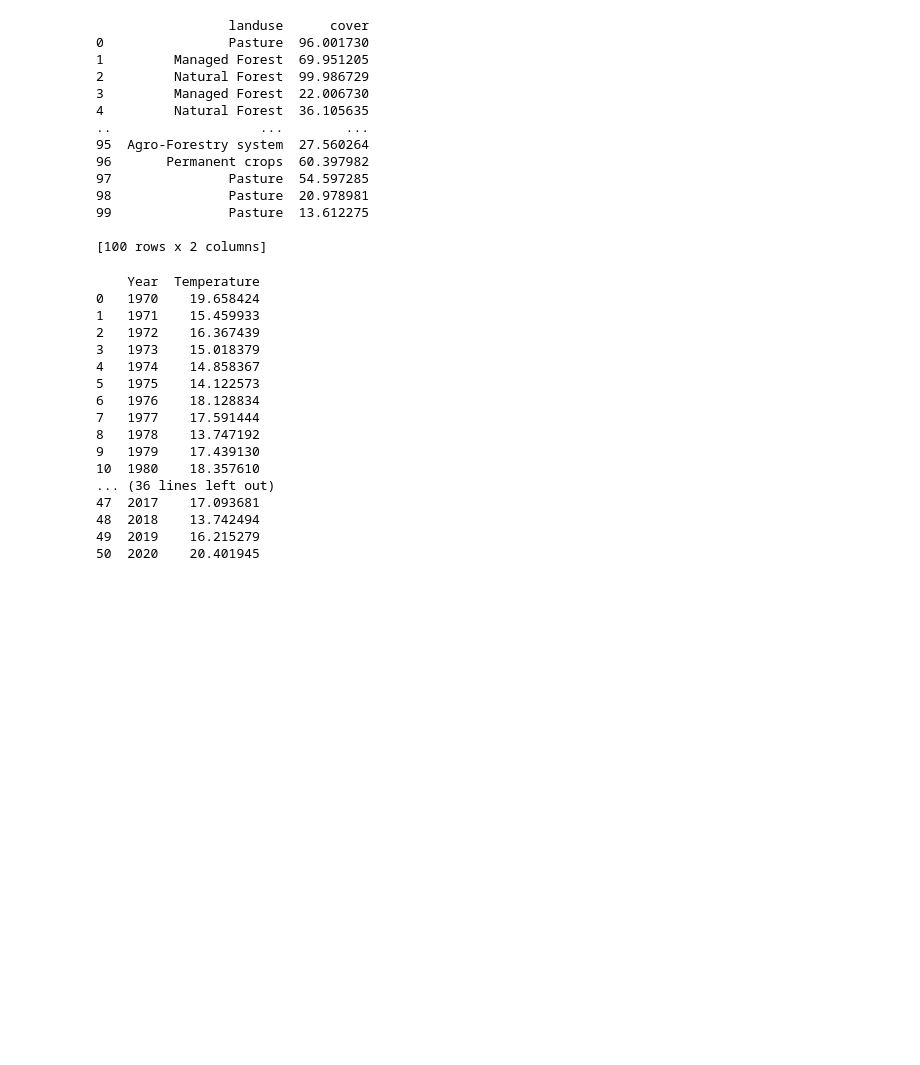
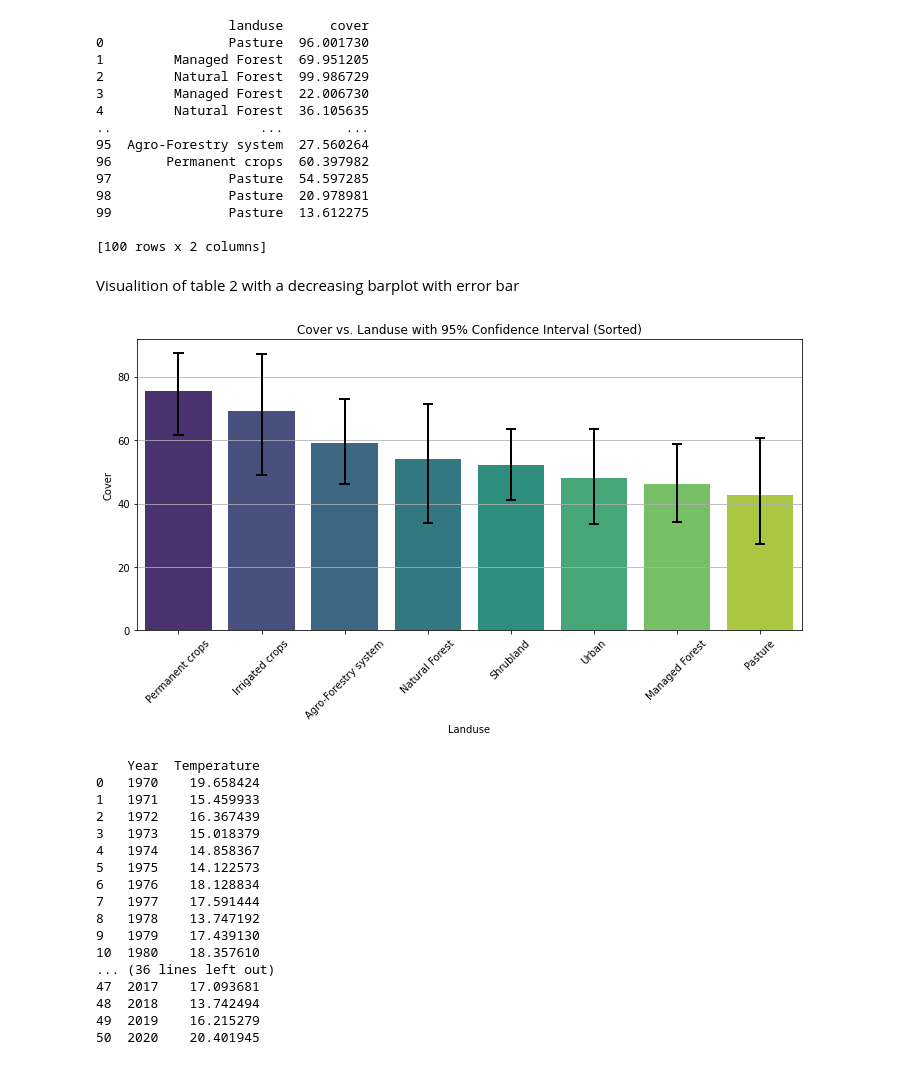
Before and after one commit to isa-ulisboa/greends-avcad-2024, a Jupyter notebook: Tristan BERTRAND/Assignement_ACVD_2.ipynb, the cells around one changed output. Cells and saved outputs as stored; diff of their text form; code cells hidden in the pictures; blank space fills up the shorter version.

```diff
--- a/Tristan BERTRAND/Assignement_ACVD_2.ipynb
+++ b/Tristan BERTRAND/Assignement_ACVD_2.ipynb
@@ -97,6 +112,28 @@ print(table2)
 99               Pasture  13.612275
 
 [100 rows x 2 columns]
+# %% [markdown]
+Visualition of table 2 with a decreasing barplot with error bar
+# %%
+# Calculate mean cover for each landuse category
+mean_cover = table2.groupby("landuse")["cover"].mean().sort_values(ascending=False)
+
+# Reorder the table2 DataFrame based on the sorted landuse categories
+table2 = table2.set_index("landuse").loc[mean_cover.index].reset_index()
+
+# Create barplot with custom error bar appearance and sorted landuse categories
+plt.figure(figsize=(10, 6))
+sns.barplot(x="landuse", y="cover", data=table2, ci=95, palette="viridis", errcolor="black", errwidth=2, capsize=0.1
+, order=mean_cover.index)
+plt.title("Cover vs. Landuse with 95% Confidence Interval (Sorted)")
+plt.xlabel("Landuse")
+plt.ylabel("Cover")
+plt.xticks(rotation=45)  # Rotate x-axis labels for better readability
+plt.grid(axis='y')  # Add grid lines for better readability
+plt.tight_layout()
+plt.show()
+# %% [output]
+[figure, added]
 # %%
 # Simulate table3
 np.random.seed(24) # optional: used to fix the seed of the pseudo-random number generator (use any number of your choice)
```
Also changed, not shown: parts of 10 cells of this notebook.
